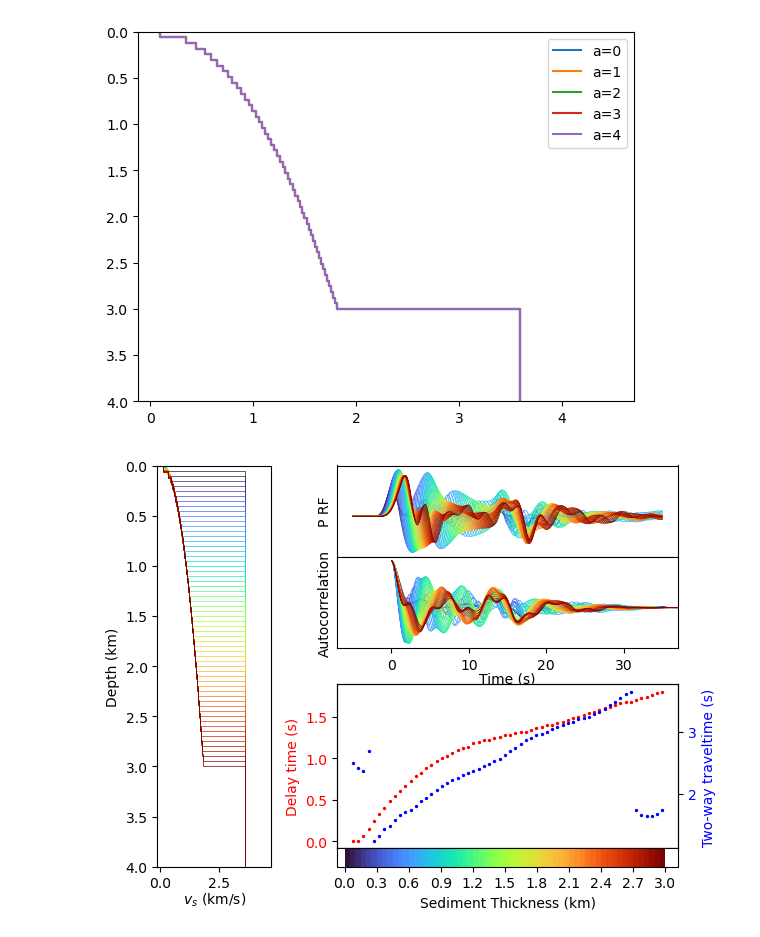
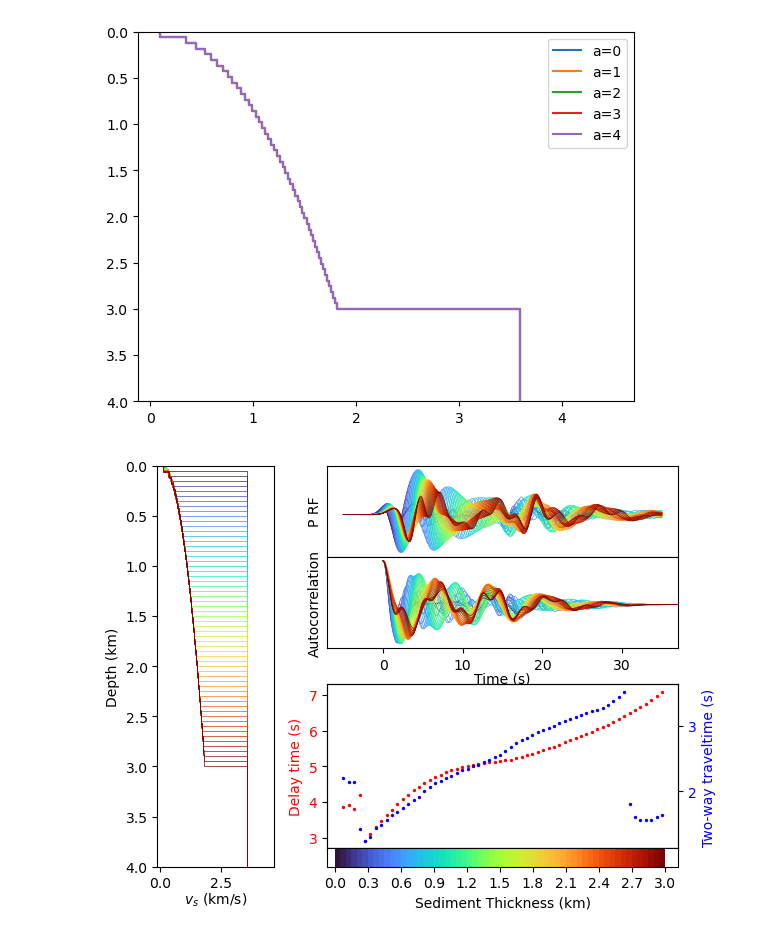
Before and after one commit to auggiemarignier/AusSedThick, a Jupyter notebook: aussedthickrf/forward_modelling.ipynb, the cells around one changed output. Drawn from its saved outputs; the diff is of its cells as text; code cells hidden in the pictures.

Commit message:
filter synthetics [0.1, 1.0]

```diff
--- a/aussedthickrf/forward_modelling.ipynb
+++ b/aussedthickrf/forward_modelling.ipynb
@@ -160,6 +161,21 @@ def brocher(vs):
 
 vpvs = brocher(vs) / vs
 # %%
+def calculate_synthrf(h, vs, vpvs, t):
+    """
+    h = layer thickneses
+    vs = layer shear velocities
+    vpvs = layer Vp/Vs ratios
+    t = time linspace for the output receiver function
+    """
+    rfdata = SynthObs.return_rfdata(h, vs, vpvs=vpvs, x=t)["prf"][1]
+    rf = Trace(
+        data=rfdata,
+        header={"starttime": x[0], "endtime": x[-1], "delta": (x[-1] - x[0]) / x.size},
+    )
+    rf.filter("bandpass", freqmin=0.1, freqmax=1.0)
+    return rf.data
+
 def get_tpsb(rrf, t):
     """
     rrf = radial receiver function
@@ -167,10 +183,15 @@ def get_tpsb(rrf, t):
     """
     return t[np.argmax(rrf)]
 
+
 def get_autocorrelation(rrf, positive_only=True):
-    autocorrelation = np.correlate(rrf, rrf, mode='full')
+    autocorrelation = np.correlate(rrf, rrf, mode="full")
     autocorrelation /= np.max(autocorrelation)
-    return autocorrelation[len(autocorrelation) // 2:] if positive_only else autocorrelation
+    return (
+        autocorrelation[len(autocorrelation) // 2 :]
+        if positive_only
+        else autocorrelation
+    )
 
 
 def get_two_way_traveltime(autocorrelation, sr):
@@ -244,7 +265,7 @@ sed_thicks = np.arange(thickest + step, step=step)
 cmap = cm.turbo(np.linspace(0, 1, len(sed_thicks)))
 for i, sed_thick in enumerate(sed_thicks):
     h = [sed_thick, moho - sed_thick, moho + 20]
-    rfdata = SynthObs.return_rfdata(h, vs, vpvs=vpvs, x=x)["prf"][1]
+    rfdata = calculate_synthrf(h, vs, vpvs, x)
     autocorrelation = get_autocorrelation(rfdata)
 
     _z, _vs = layers_to_points(h, vs)
@@ -339,38 +360,38 @@ for i, sed_thick in enumerate(sed_thicks):
     vs = np.concatenate([sed_velocity, np.array([crust_velocity, mantle_velocity])])
     vpvs = brocher(vs) / vs
 
-    rfdata = SynthObs.return_rfdata(h, vs, vpvs=vpvs, x=x)["prf"][1]
+    rfdata = calculate_synthrf(h, vs, vpvs, x)
     autocorrelation = get_autocorrelation(rfdata)
 
     _z, _vs = layers_to_points(h, vs)
     model_ax.plot(_vs, _z, c=cmap[i], linewidth=0.5)
     rf_ax.plot(x, rfdata, c=cmap[i], linewidth=0.5)
     auto_ax.plot(t, autocorrelation, c=cmap[i], linewidth=0.5)
 
     delays.append(get_tpsb(rfdata, x))
     travel_times.append(get_two_way_traveltime(autocorrelation, sampling_rate))
 
 model_ax.set_ylim(top=0, bottom=4)
 auto_ax.set_xlim(rf_ax.get_xlim())
 
 delay_ax.scatter(sed_thicks, delays, s=2, c=delay_ax.axes.yaxis.label._color)
 tt_ax.scatter(sed_thicks, travel_times, s=2, c=tt_ax.axes.yaxis.label._color)
 
 cmap = LinearSegmentedColormap.from_list("cmap", cmap, N=sed_thicks.size)
 cbar = fig.colorbar(
     cm.ScalarMappable(norm=Normalize(0, thickest), cmap=cmap),
     cax=cbar_ax,
     orientation="horizontal",
     label="Sediment Thickness (km)",
     pad=0,
     shrink=0.95
 )
 cbar_ax.set_xticks(np.arange(0, thickest+0.3, step=0.3))
 _xmn, _xmx = delay_ax.get_xlim()
 cbar_ax.set_xlim([_xmn + 0.03, _xmx - 0.03])
 plt.show()
 # %% [output]
-[figure, old version]
+[figure, new version]
 # %%
 plt.scatter(delays, travel_times)
 plt.xlabel("Delay")
```
Also changed, not shown: parts of 6 cells of this notebook.
